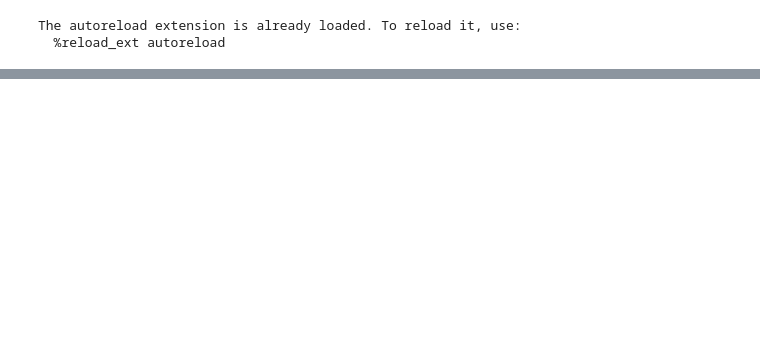
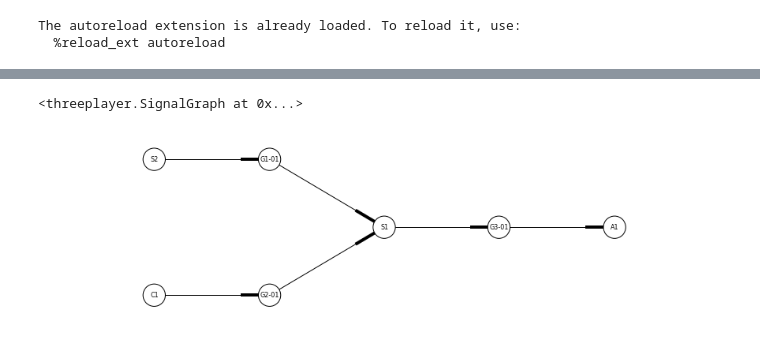
Before and after one commit to brettc/bricolage, a Jupyter notebook: analyse-three.ipynb, the cells around one changed output, grey strips where cells are left out. Saved outputs shown, nothing was run; the diff lists cells and outputs as text; code cells hidden in the pictures; blank space fills up the shorter version.

```diff
--- a/analyse-three.ipynb
+++ b/analyse-three.ipynb
@@ -119,3 +145,9 @@ N0.graph
+# %%
+split = NN[1]
+NN[1].graph
+# %% [output]
+<threeplayer.SignalGraph at 0x...>
+[figure, added]
 # %%
 NN[2].graph
 # %% [output]
```
Also changed, not shown: parts of 24 cells of this notebook, 2 other files.
